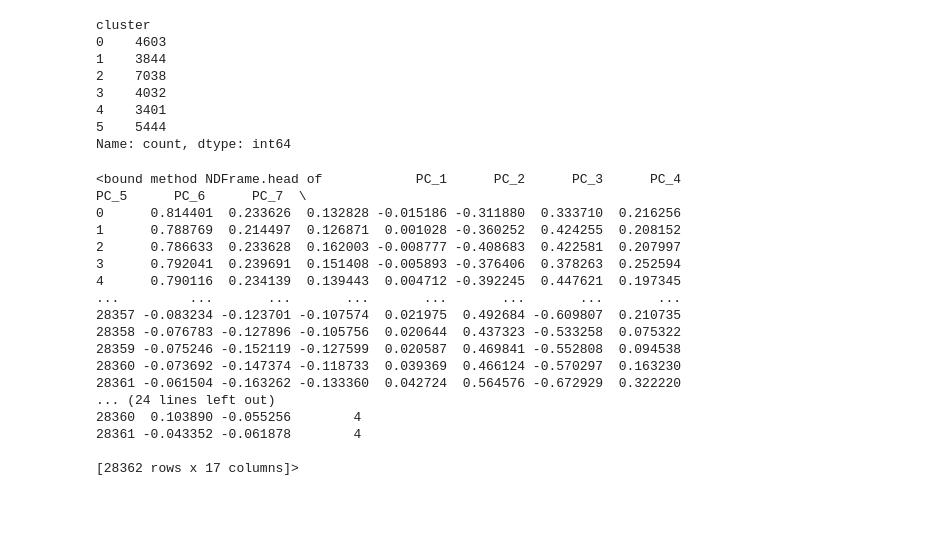
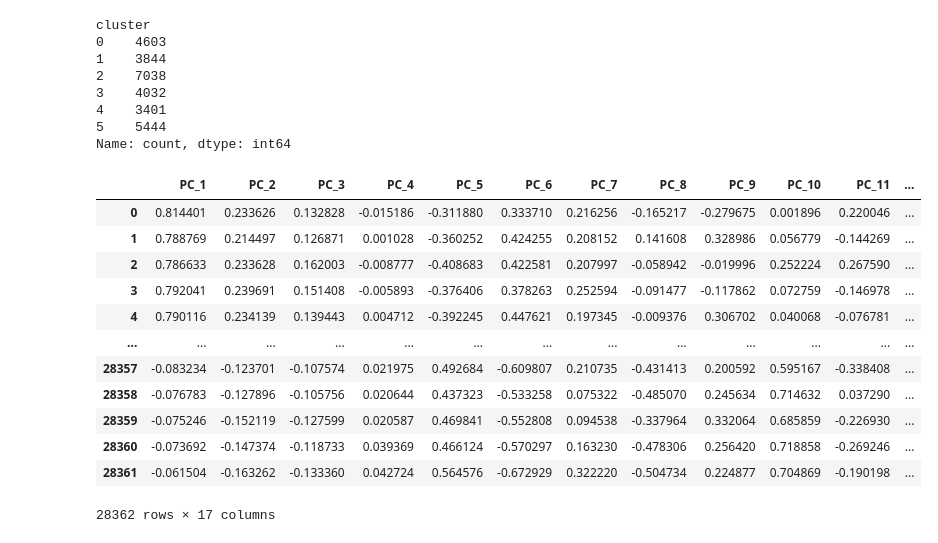
Before and after one commit to Seribii1o1/Music-Recommendation-Algorithm, a Jupyter notebook: code/model.ipynb, the cells around one changed output. Drawn from its saved outputs; the diff is of its cells as text; code cells hidden in the pictures; blank space fills up the shorter version.

```diff
--- a/code/model.ipynb
+++ b/code/model.ipynb
@@ -125,24 +126,20 @@ cluster
 5    5444
 Name: count, dtype: int64
 # %%
-df.head
+df
 # %% [output]
+|  | PC_1 | PC_2 | PC_3 | PC_4 | PC_5 | PC_6 | PC_7 | PC_8 | PC_9 | PC_10 | PC_11 | ... |
+| 0 | 0.814401 | 0.233626 | 0.132828 | -0.015186 | -0.311880 | 0.333710 | 0.216256 | -0.165217 | -0.279675 | 0.001896 | 0.220046 | ... |
+| 1 | 0.788769 | 0.214497 | 0.126871 | 0.001028 | -0.360252 | 0.424255 | 0.208152 | 0.141608 | 0.328986 | 0.056779 | -0.144269 | ... |
+| 2 | 0.786633 | 0.233628 | 0.162003 | -0.008777 | -0.408683 | 0.422581 | 0.207997 | -0.058942 | -0.019996 | 0.252224 | 0.267590 | ... |
+| 3 | 0.792041 | 0.239691 | 0.151408 | -0.005893 | -0.376406 | 0.378263 | 0.252594 | -0.091477 | -0.117862 | 0.072759 | -0.146978 | ... |
+| 4 | 0.790116 | 0.234139 | 0.139443 | 0.004712 | -0.392245 | 0.447621 | 0.197345 | -0.009376 | 0.306702 | 0.040068 | -0.076781 | ... |
+| ... | ... | ... | ... | ... | ... | ... | ... | ... | ... | ... | ... | ... |
+| 28357 | -0.083234 | -0.123701 | -0.107574 | 0.021975 | 0.492684 | -0.609807 | 0.210735 | -0.431413 | 0.200592 | 0.595167 | -0.338408 | ... |
+| 28358 | -0.076783 | -0.127896 | -0.105756 | 0.020644 | 0.437323 | -0.533258 | 0.075322 | -0.485070 | 0.245634 | 0.714632 | 0.037290 | ... |
+| 28359 | -0.075246 | -0.152119 | -0.127599 | 0.020587 | 0.469841 | -0.552808 | 0.094538 | -0.337964 | 0.332064 | 0.685859 | -0.226930 | ... |
+| 28360 | -0.073692 | -0.147374 | -0.118733 | 0.039369 | 0.466124 | -0.570297 | 0.163230 | -0.478306 | 0.256420 | 0.718858 | -0.269246 | ... |
+| 28361 | -0.061504 | -0.163262 | -0.133360 | 0.042724 | 0.564576 | -0.672929 | 0.322220 | -0.504734 | 0.224877 | 0.704869 | -0.190198 | ... |
-<bound method NDFrame.head of            PC_1      PC_2      PC_3      PC_4      PC_5      PC_6      PC_7  \
-0      0.814401  0.233626  0.132828 -0.015186 -0.311880  0.333710  0.216256
-1      0.788769  0.214497  0.126871  0.001028 -0.360252  0.424255  0.208152
-2      0.786633  0.233628  0.162003 -0.008777 -0.408683  0.422581  0.207997
-3      0.792041  0.239691  0.151408 -0.005893 -0.376406  0.378263  0.252594
-4      0.790116  0.234139  0.139443  0.004712 -0.392245  0.447621  0.197345
-...         ...       ...       ...       ...       ...       ...       ...
-28357 -0.083234 -0.123701 -0.107574  0.021975  0.492684 -0.609807  0.210735
-28358 -0.076783 -0.127896 -0.105756  0.020644  0.437323 -0.533258  0.075322
-28359 -0.075246 -0.152119 -0.127599  0.020587  0.469841 -0.552808  0.094538
-28360 -0.073692 -0.147374 -0.118733  0.039369  0.466124 -0.570297  0.163230
-28361 -0.061504 -0.163262 -0.133360  0.042724  0.564576 -0.672929  0.322220
-... (24 lines left out)
-28360  0.103890 -0.055256        4
-28361 -0.043352 -0.061878        4
-
-[28362 rows x 17 columns]>
+28362 rows × 17 columns
 # %%
 plt.figure(figsize=(10, 8))
```
Also changed, not shown: parts of 4 cells of this notebook.
